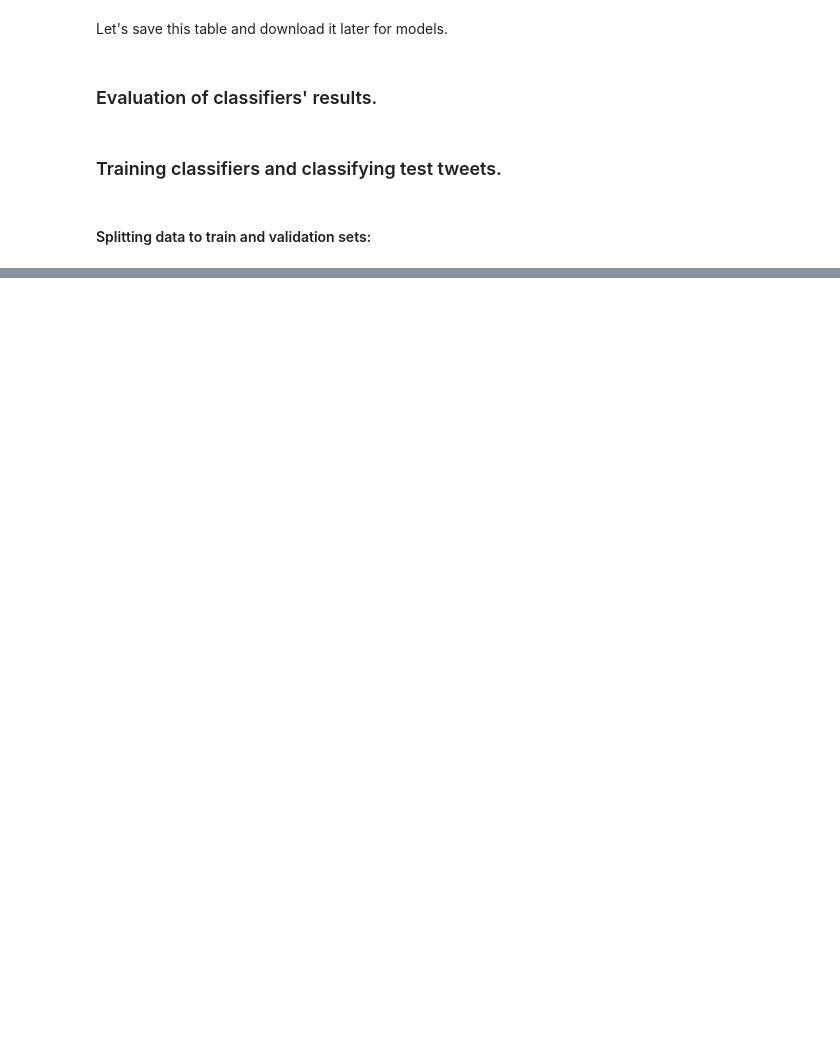
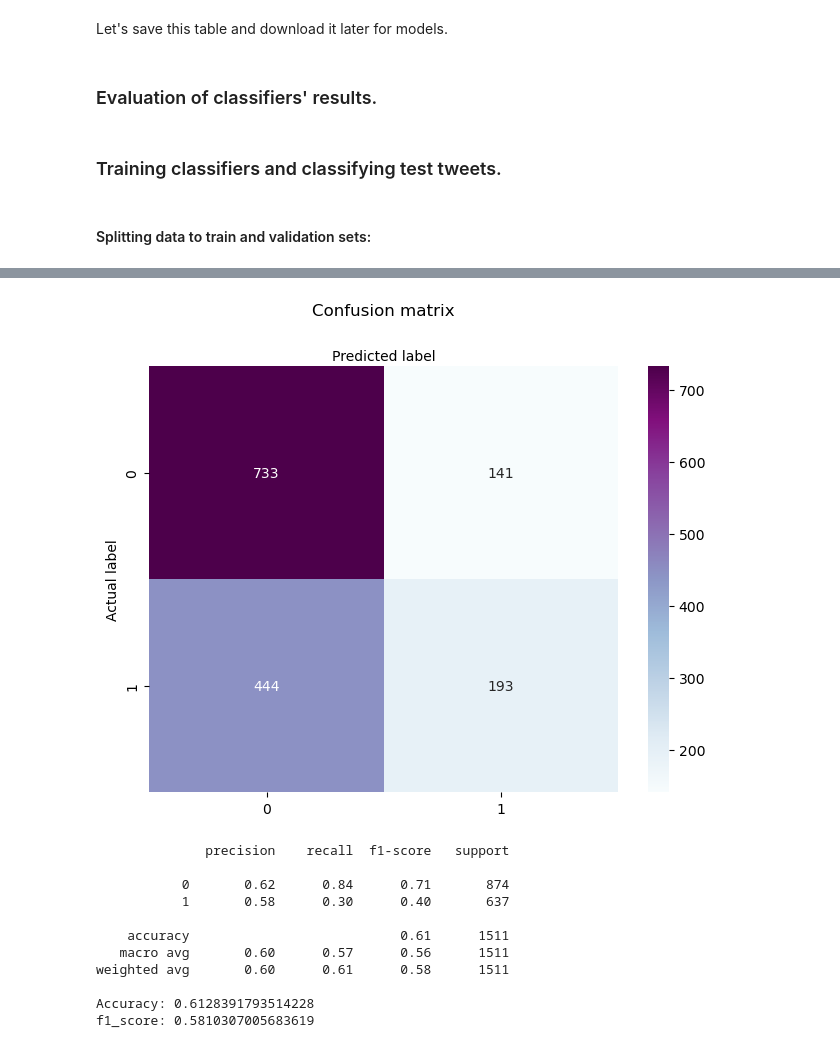
Before and after one commit to rengoft/NLP-tweets, a Jupyter notebook: data.ipynb, the cells around one changed output, grey strips where cells are left out. Cells and saved outputs as stored; diff of their text form; code cells hidden in the pictures; blank space fills up the shorter version.

```diff
--- a/data.ipynb
+++ b/data.ipynb
@@ -896,0 +935,15 @@ evaluate_results(y_test, y_preds, y_preds_proba)
+# %%
+evaluate_results(y_val, y_preds, y_preds_proba)
+# %% [output]
+[figure, added]
+              precision    recall  f1-score   support
+
+           0       0.62      0.84      0.71       874
+           1       0.58      0.30      0.40       637
+
+    accuracy                           0.61      1511
+   macro avg       0.60      0.57      0.56      1511
+weighted avg       0.60      0.61      0.58      1511
+
+Accuracy: 0.6128391793514228
+f1_score: 0.5810307005683619
```
Also changed, not shown: parts of 27 cells of this notebook.
